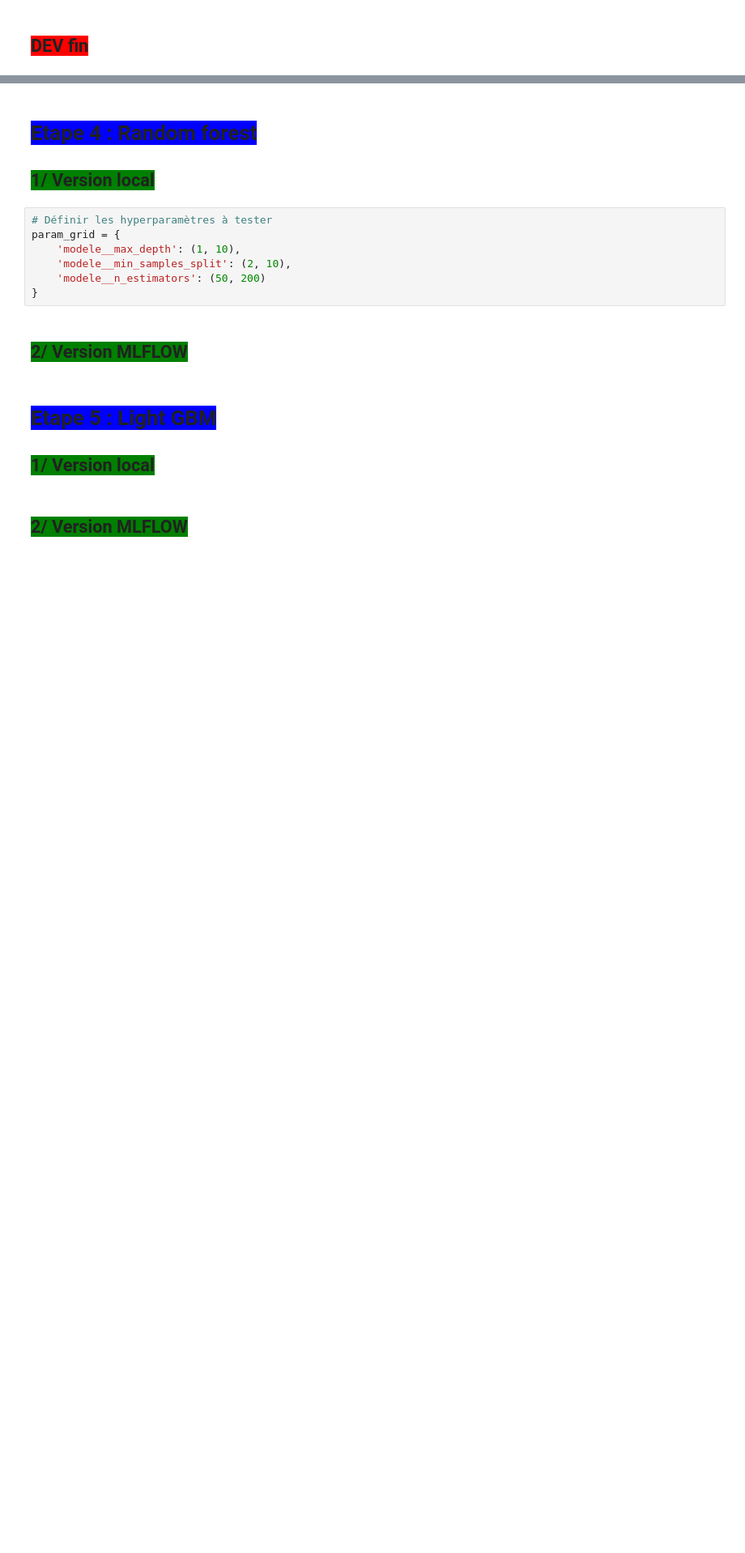
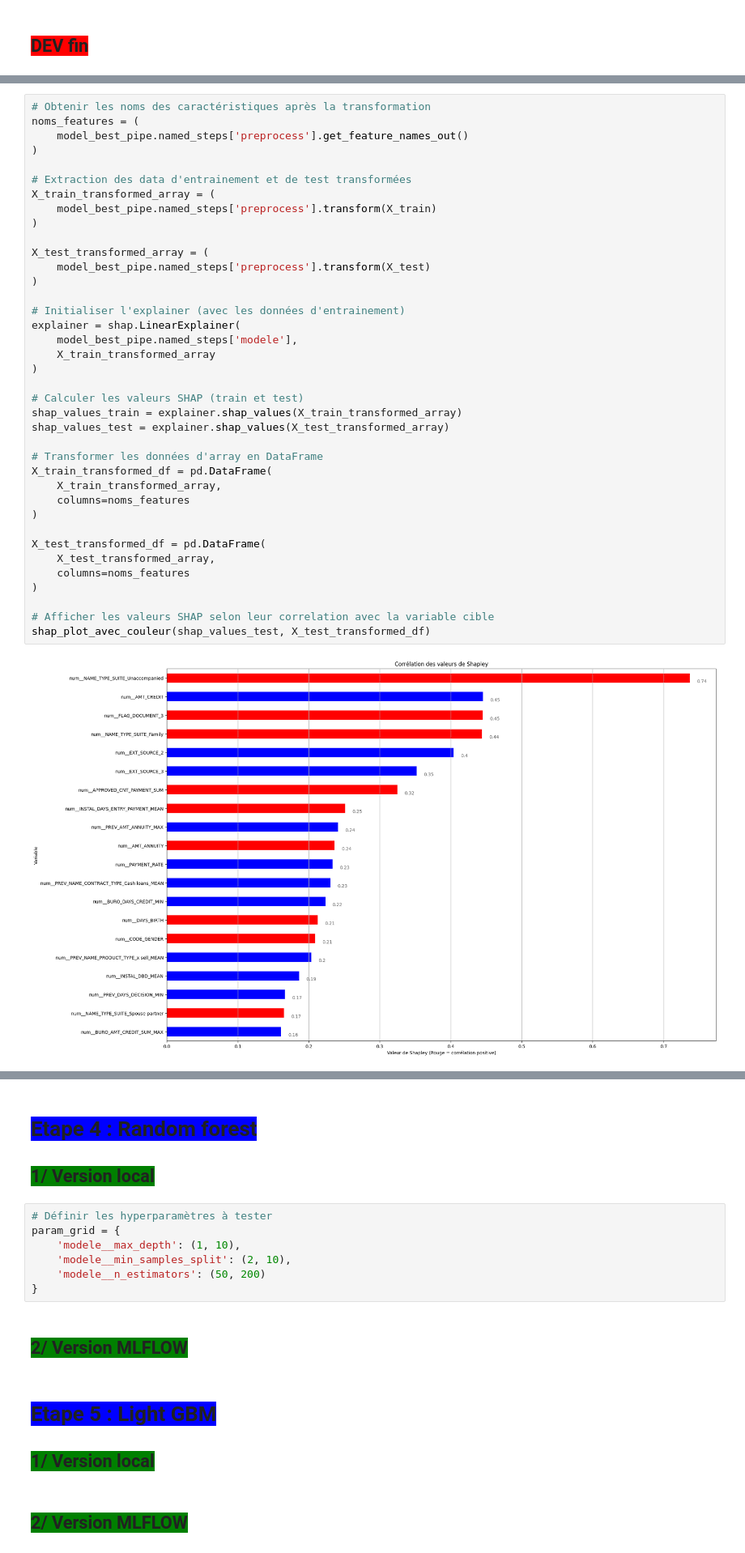
Before and after one commit to pierrickBERTHE/PB7_Scoring_client_de_banque, a Jupyter notebook: Berthe_Pierrick_3_notebook_modelisation_022024.ipynb, the cells around one changed output, grey strips where cells are left out. Shown at 81% size. Drawn from its saved outputs; the diff is of its cells as text; blank space fills up the shorter version.

```diff
--- a/Berthe_Pierrick_3_notebook_modelisation_022024.ipynb
+++ b/Berthe_Pierrick_3_notebook_modelisation_022024.ipynb
@@ -1419,0 +1607,40 @@ Objets nettoyés :
+# %%
+# Obtenir les noms des caractéristiques après la transformation
+noms_features = (
+    model_best_pipe.named_steps['preprocess'].get_feature_names_out()
+)
+
+# Extraction des data d'entrainement et de test transformées
+X_train_transformed_array = (
+    model_best_pipe.named_steps['preprocess'].transform(X_train)
+)
+
+X_test_transformed_array = (
+    model_best_pipe.named_steps['preprocess'].transform(X_test)
+)
+
+# Initialiser l'explainer (avec les données d'entrainement)
+explainer = shap.LinearExplainer(
+    model_best_pipe.named_steps['modele'],
+    X_train_transformed_array
+)
+
+# Calculer les valeurs SHAP (train et test)
+shap_values_train = explainer.shap_values(X_train_transformed_array)
+shap_values_test = explainer.shap_values(X_test_transformed_array)
+
+# Transformer les données d'array en DataFrame
+X_train_transformed_df = pd.DataFrame(
+    X_train_transformed_array,
+    columns=noms_features
+)
+
+X_test_transformed_df = pd.DataFrame(
+    X_test_transformed_array,
+    columns=noms_features
+)
+
+# Afficher les valeurs SHAP selon leur correlation avec la variable cible
+shap_plot_avec_couleur(shap_values_test, X_test_transformed_df)
+# %% [output]
+[figure, added]
```
Also changed, not shown: parts of 34 cells of this notebook, 1 other file.
